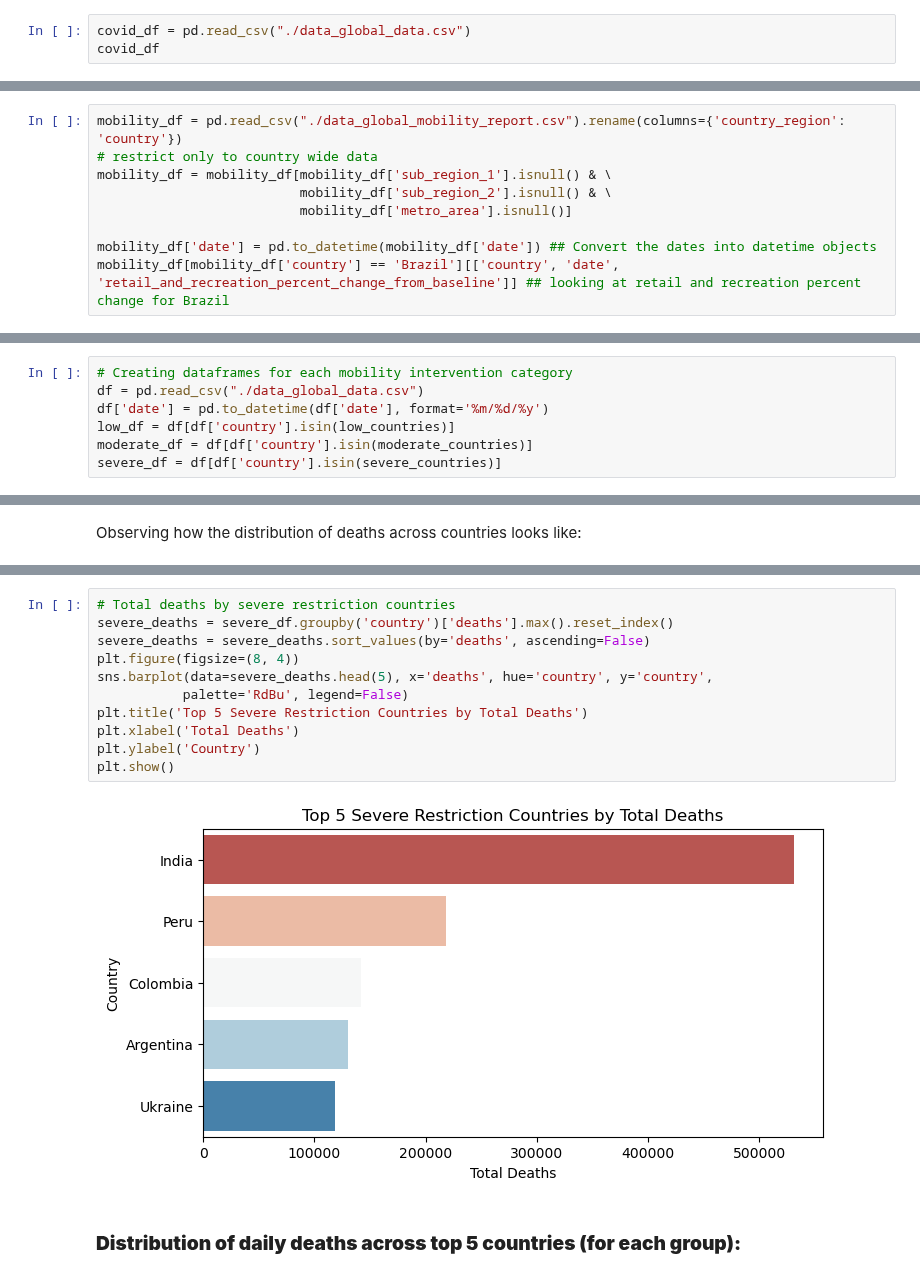
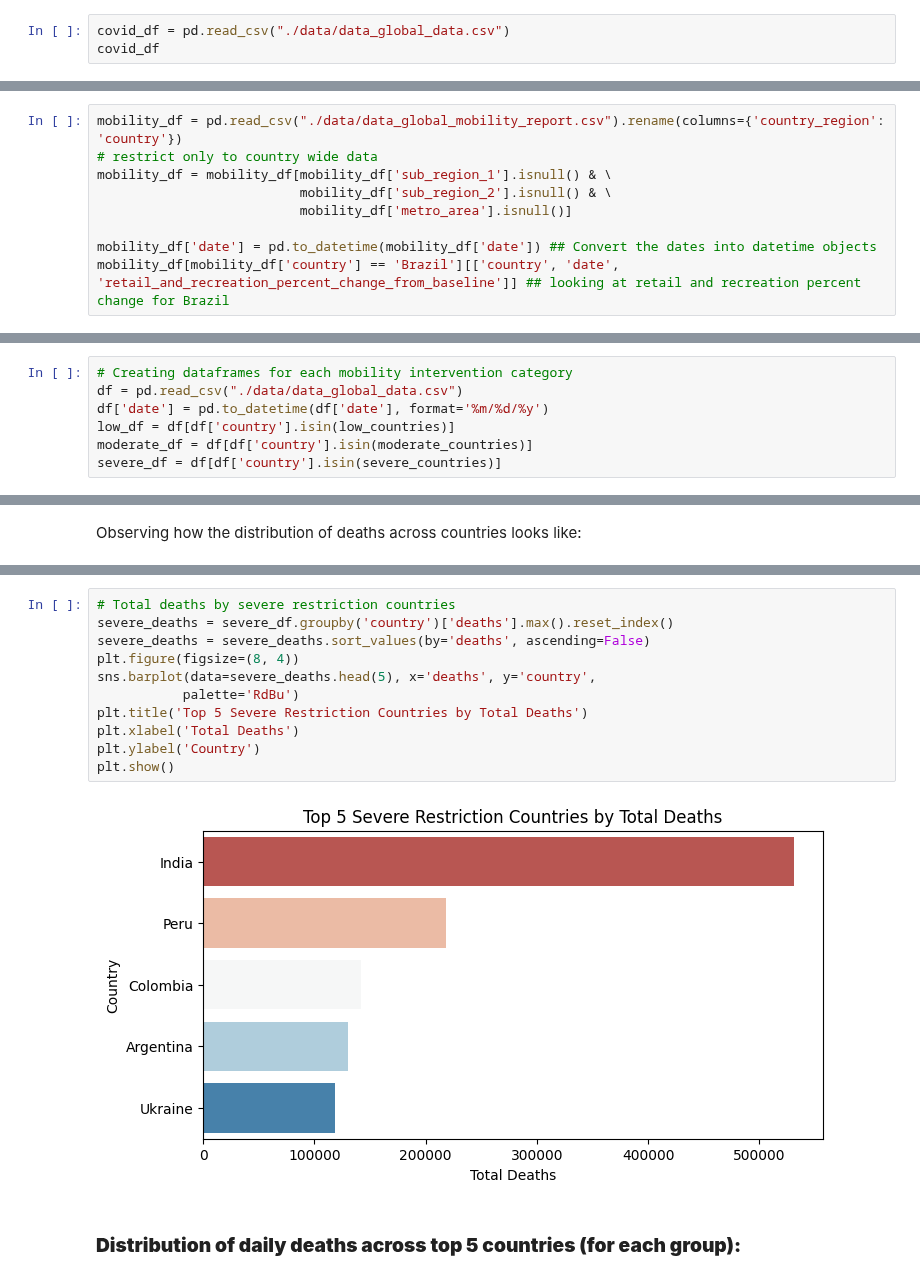
Before and after one commit to luishcr0998/covid19, a Jupyter notebook: Synthetic Interventions - Covid19.ipynb, the cells around one changed output, grey strips where cells are left out. Cells and saved outputs as stored; diff of their text form.

```diff
--- a/Synthetic Interventions - Covid19.ipynb
+++ b/Synthetic Interventions - Covid19.ipynb
@@ -27,7 +27,7 @@ The data comes from Johns Hopkins (https://github.com/CSSEGISandData/COVID-19),
 # %% [markdown]
 ### **Data Loading:**
 # %%
-covid_df = pd.read_csv("./data_global_data.csv")
+covid_df = pd.read_csv("./data/data_global_data.csv")
 covid_df
 # %% [output]
 |  | country | date | deaths | daily_deaths |
@@ -195,7 +195,7 @@ mobility_df[mobility_df['country'] == 'Brazil'] ## Find the indices for Brazil
 # %% [markdown]
 Here we focus on data from retail and recreation, since one of our main concerns here is how shutting down the economy affects COVID-19 fatalities.
 # %%
-mobility_df = pd.read_csv("./data_global_mobility_report.csv").rename(columns={'country_region': 'country'})
+mobility_df = pd.read_csv("./data/data_global_mobility_report.csv").rename(columns={'country_region': 'country'})
 # restrict only to country wide data
 mobility_df = mobility_df[mobility_df['sub_region_1'].isnull() & \
                           mobility_df['sub_region_2'].isnull() & \
@@ -266,7 +266,7 @@ brazil_score
 Now that we have defined the categories, we can conduct a descriptive analysis by group:
 # %%
 # Creating dataframes for each mobility intervention category
-df = pd.read_csv("./data_global_data.csv")
+df = pd.read_csv("./data/data_global_data.csv")
 df['date'] = pd.to_datetime(df['date'], format='%m/%d/%y')
 low_df = df[df['country'].isin(low_countries)]
 moderate_df = df[df['country'].isin(moderate_countries)]
@@ -368,16 +368,16 @@ plt.show()
 # %%
 # Total deaths by severe restriction countries
 severe_deaths = severe_df.groupby('country')['deaths'].max().reset_index()
 severe_deaths = severe_deaths.sort_values(by='deaths', ascending=False)
 plt.figure(figsize=(8, 4))
-sns.barplot(data=severe_deaths.head(5), x='deaths', hue='country', y='country',
-           palette='RdBu', legend=False)
+sns.barplot(data=severe_deaths.head(5), x='deaths', y='country',
+           palette='RdBu')
 plt.title('Top 5 Severe Restriction Countries by Total Deaths')
 plt.xlabel('Total Deaths')
 plt.ylabel('Country')
 plt.show()
 # %% [output]
-[figure, old version]
+[figure, new version]
 # %% [markdown]
 ### **Distribution of daily deaths across top 5 countries (for each group):**
 # %%
```
Also changed, not shown: parts of 6 cells of this notebook, 3 other files.
